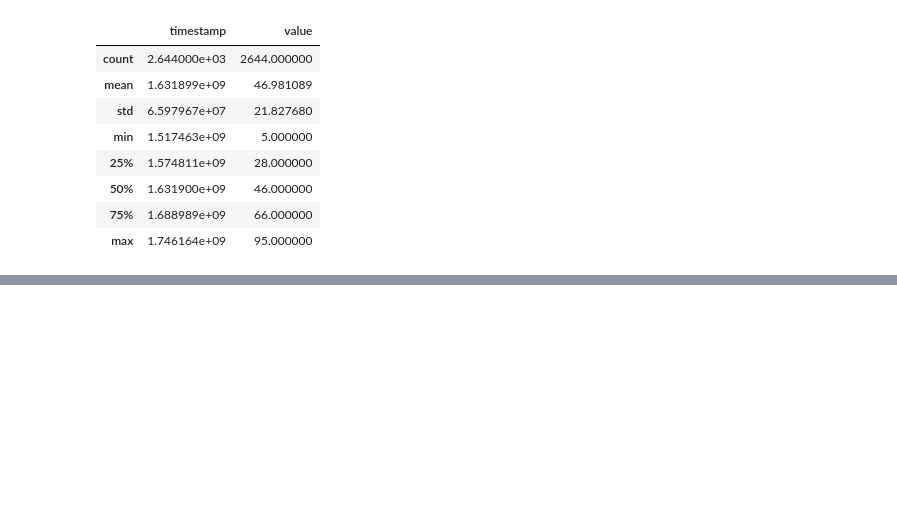
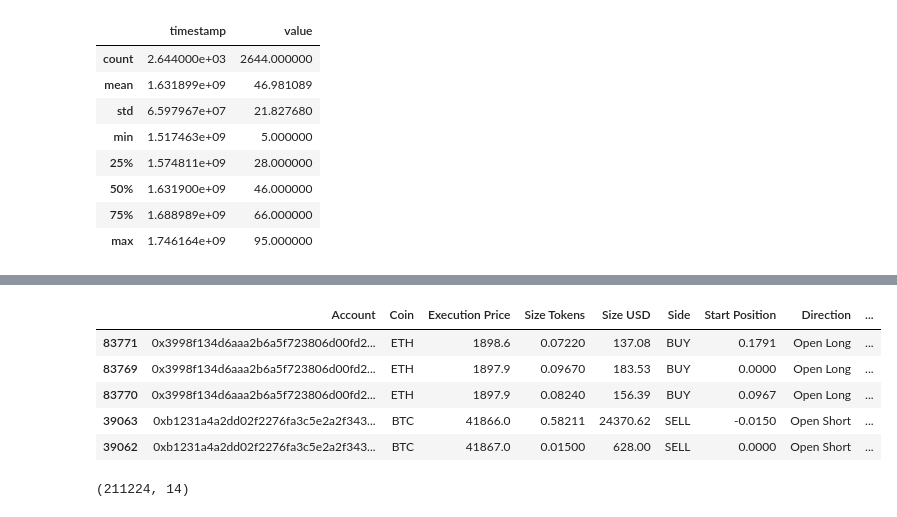
Before and after one commit to AnshulKumar79/Traders_Performance-and-Market_Sentiment, a Jupyter notebook: Trader_Sentiment_Analysis.ipynb, the cells around one changed output, grey strips where cells are left out. Cells and saved outputs as stored; diff of their text form; code cells hidden in the pictures; blank space fills up the shorter version.

Commit message:
Handled the missing values in the merged data

```diff
--- a/Trader_Sentiment_Analysis.ipynb
+++ b/Trader_Sentiment_Analysis.ipynb
@@ -141,0 +122,14 @@ Missing values in Sentiment column after merge:
+# %%
+#CELL 3: DATA CLEANING & MERGING
+
+df_trades['Date'] = pd.to_datetime(df_trades['Timestamp IST'], format='mixed', dayfirst=True).dt.date
+df_sentiment['Date'] = pd.to_datetime(df_sentiment['date']).dt.date
+#MERGING THE DATASETS
+df_merged = pd.merge(df_trades, df_sentiment, on='Date', how='left')
+
+print("Merge Successful!")
+print(f"Total Trades after merge: {df_merged.shape[0]}")
+print(f"Missing Classification values now: {df_merged['classification'].isnull().sum()}")
+
+
+display(df_merged.head())
@@ -141,0 +147,4 @@ Missing values in Sentiment column after merge:
+# %%
+#Sort by date and forward-fill missing classifications
+df_merged = df_merged.sort_values(by='Date')
+df_merged['classification'] = df_merged['classification'].ffill().bfill()
@@ -141,0 +172,18 @@ Missing values in Sentiment column after merge:
+# %%
+#Dropping the unnecessary columns from the data-frame.
+
+cols_to_drop = ['Timestamp IST', 'Transaction Hash', 'Order ID', 'Trade ID', 'Timestamp', 'timestamp', 'date']
+df_merged = df_merged.drop(columns=[col for col in cols_to_drop if col in df_merged.columns])
+# %%
+df_merged.head()
+# %% [output]
+|  | Account | Coin | Execution Price | Size Tokens | Size USD | Side | Start Position | Direction | ... |
+| 83771 | 0x3998f134d6aaa2b6a5f723806d00fd2... | ETH | 1898.6 | 0.07220 | 137.08 | BUY | 0.1791 | Open Long | ... |
+| 83769 | 0x3998f134d6aaa2b6a5f723806d00fd2... | ETH | 1897.9 | 0.09670 | 183.53 | BUY | 0.0000 | Open Long | ... |
+| 83770 | 0x3998f134d6aaa2b6a5f723806d00fd2... | ETH | 1897.9 | 0.08240 | 156.39 | BUY | 0.0967 | Open Long | ... |
+| 39063 | 0xb1231a4a2dd02f2276fa3c5e2a2f343... | BTC | 41866.0 | 0.58211 | 24370.62 | SELL | -0.0150 | Open Short | ... |
+| 39062 | 0xb1231a4a2dd02f2276fa3c5e2a2f343... | BTC | 41867.0 | 0.01500 | 628.00 | SELL | 0.0000 | Open Short | ... |
+# %%
+df_merged.shape
+# %% [output]
+(211224, 14)
```
Also changed, not shown: parts of 7 cells of this notebook.
